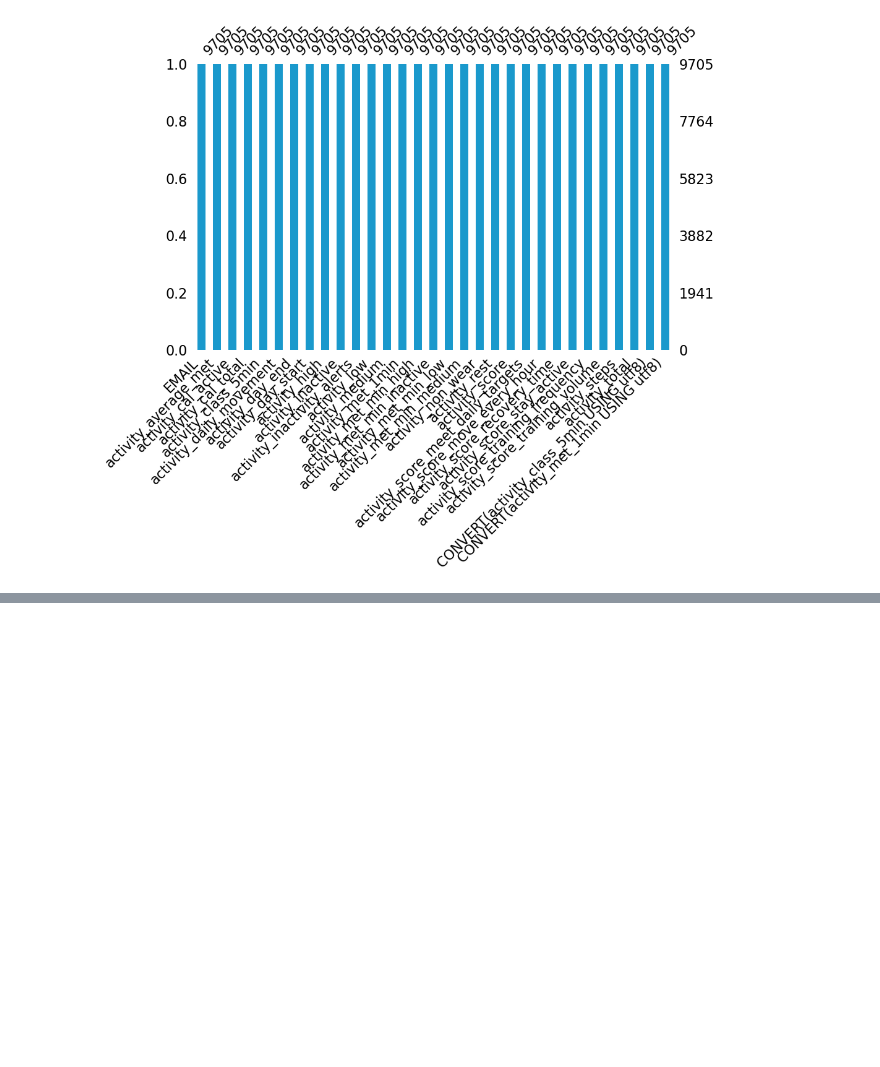
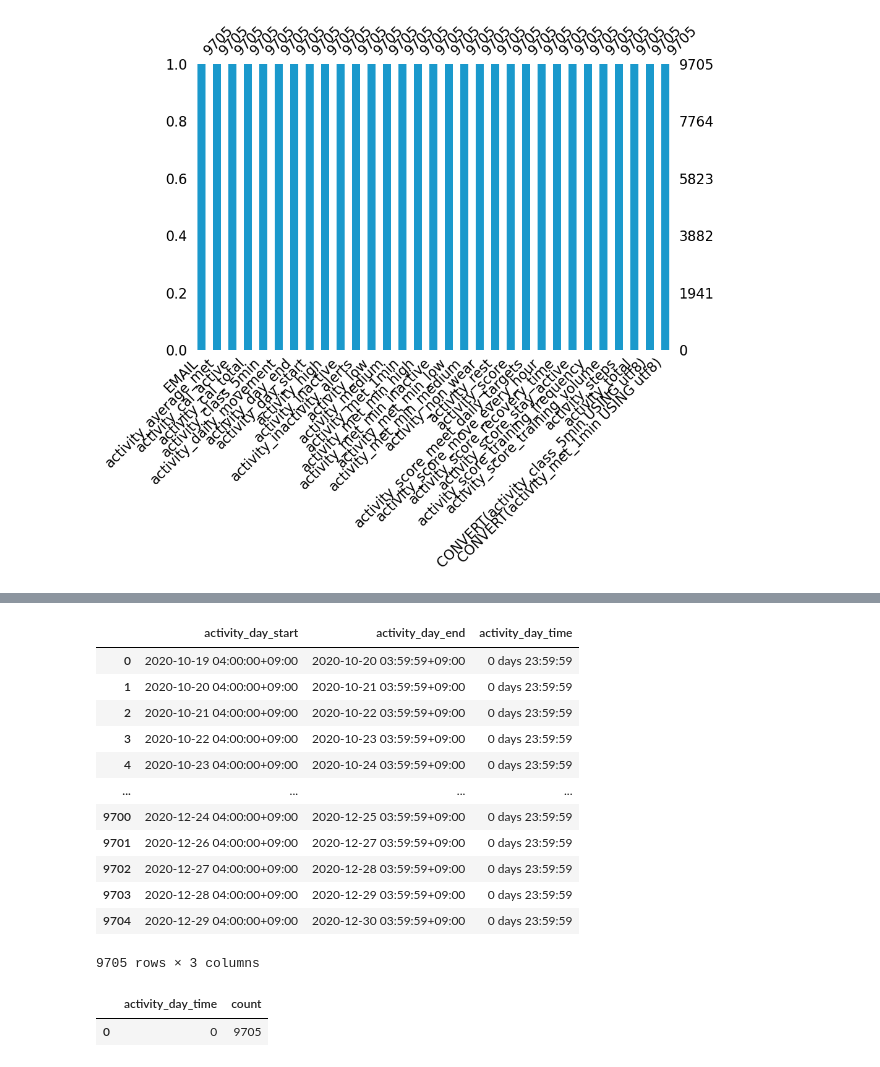
Before and after one commit to SeHwanYoo/analyze_dementia, a Jupyter notebook: EDA.ipynb, the cells around one changed output, grey strips where cells are left out. Cells and saved outputs as stored; diff of their text form; code cells hidden in the pictures; blank space fills up the shorter version.

```diff
--- a/EDA.ipynb
+++ b/EDA.ipynb
@@ -70,0 +193,53 @@ msno.bar(df=raw, color=(0.1, 0.6, 0.8), figsize=(10, 6))
+# %%
+raw.loc[:, ['activity_day_start', 'activity_day_end', 'activity_day_time']]
+# %% [output]
+|  | activity_day_start | activity_day_end | activity_day_time |
+| 0 | 2020-10-19 04:00:00+09:00 | 2020-10-20 03:59:59+09:00 | 0 days 23:59:59 |
+| 1 | 2020-10-20 04:00:00+09:00 | 2020-10-21 03:59:59+09:00 | 0 days 23:59:59 |
+| 2 | 2020-10-21 04:00:00+09:00 | 2020-10-22 03:59:59+09:00 | 0 days 23:59:59 |
+| 3 | 2020-10-22 04:00:00+09:00 | 2020-10-23 03:59:59+09:00 | 0 days 23:59:59 |
+| 4 | 2020-10-23 04:00:00+09:00 | 2020-10-24 03:59:59+09:00 | 0 days 23:59:59 |
+| ... | ... | ... | ... |
+| 9700 | 2020-12-24 04:00:00+09:00 | 2020-12-25 03:59:59+09:00 | 0 days 23:59:59 |
+| 9701 | 2020-12-26 04:00:00+09:00 | 2020-12-27 03:59:59+09:00 | 0 days 23:59:59 |
+| 9702 | 2020-12-27 04:00:00+09:00 | 2020-12-28 03:59:59+09:00 | 0 days 23:59:59 |
+| 9703 | 2020-12-28 04:00:00+09:00 | 2020-12-29 03:59:59+09:00 | 0 days 23:59:59 |
+| 9704 | 2020-12-29 04:00:00+09:00 | 2020-12-30 03:59:59+09:00 | 0 days 23:59:59 |
+9705 rows × 3 columns
+# %%
+import plotly.express as px
+
+raw_plot = (
+    raw
+    ['activity_day_time'].dt.days.astype(int)
+    .value_counts()
+    .to_frame()
+    .reset_index(drop=False)
+    # .rename(columns={'activity_day_time' : 'activity_day_time', 'activity_day_time' : 'Count'})
+)
+# raw_plot
+fig = px.bar(
+    raw_plot,
+    x = 'activity_day_time',
+    y = 'count'
+)
+
+fig.update_layout(
+    title=dict(
+        text=f'하루 행동시간',
+        font=dict(size=25)
+    ),
+    xaxis_title=dict(
+        text=f'activity_day_time',
+        font=dict(size=25)
+    ),
+    yaxis_title=dict(
+        text=f'count',
+        font=dict(size=25)
+    )
+)
+fig.show()
+display(raw_plot)
+# %% [output]
+|  | activity_day_time | count |
+| 0 | 0 | 9705 |
```
Also changed, not shown: parts of 10 cells of this notebook.
